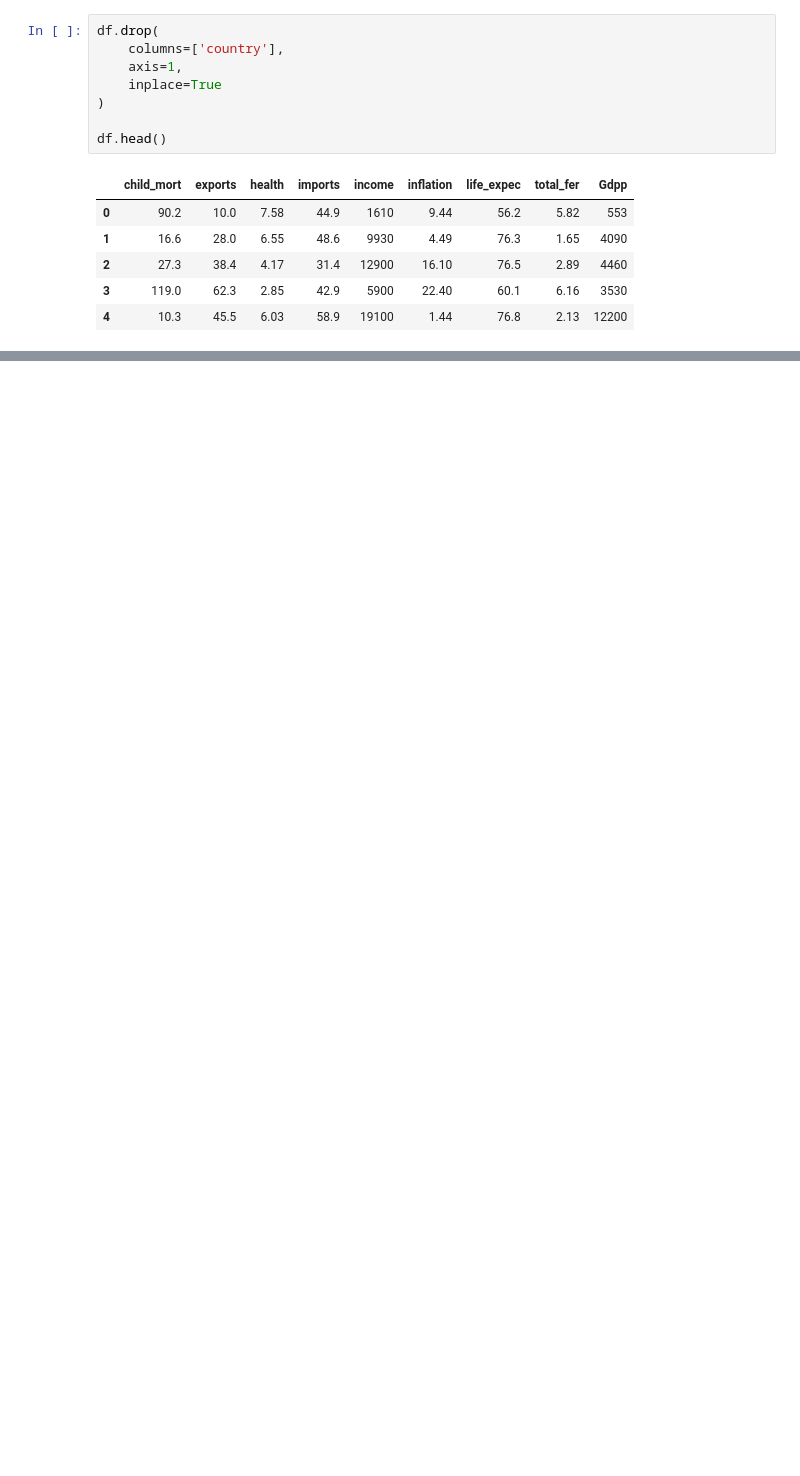
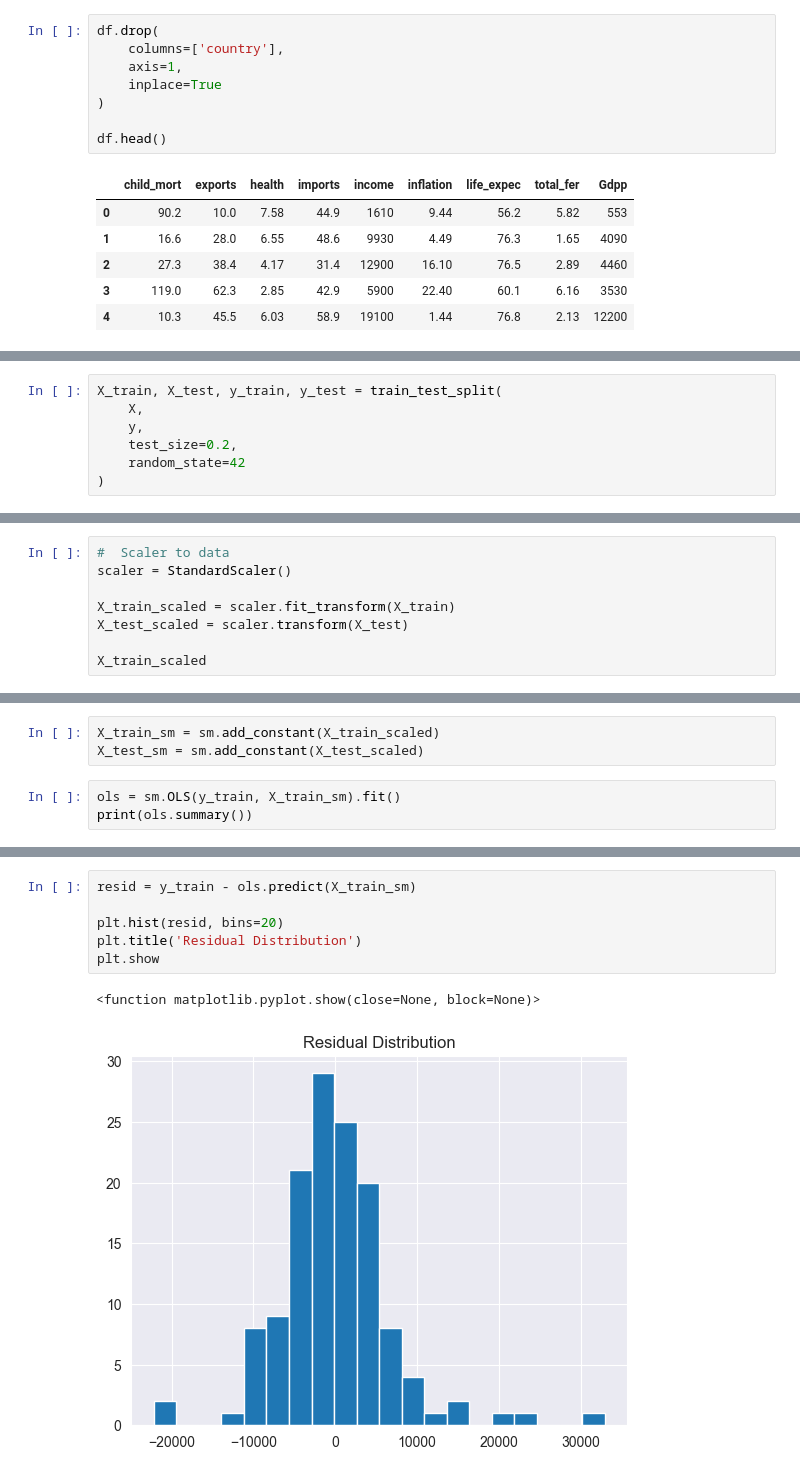
Before and after one commit to MerveTascii00/machine-learning-journey, a Jupyter notebook: 02_Multiple_Linear_Regression.ipynb, the cells around one changed output, grey strips where cells are left out. Cells and saved outputs as stored; diff of their text form; blank space fills up the shorter version.

```diff
--- a/02_Multiple_Linear_Regression.ipynb
+++ b/02_Multiple_Linear_Regression.ipynb
@@ -53,0 +154,7 @@ dtype: int64
+# %%
+X_train, X_test, y_train, y_test = train_test_split(
+    X,
+    y,
+    test_size=0.2,
+    random_state=42
+)
@@ -53,0 +165,8 @@ dtype: int64
+# %%
+#  Scaler to data
+scaler = StandardScaler()
+
+X_train_scaled = scaler.fit_transform(X_train)
+X_test_scaled = scaler.transform(X_test)
+
+X_train_scaled
@@ -53,0 +191,6 @@ dtype: int64
+# %%
+X_train_sm = sm.add_constant(X_train_scaled)
+X_test_sm = sm.add_constant(X_test_scaled)
+# %%
+ols = sm.OLS(y_train, X_train_sm).fit()
+print(ols.summary())
@@ -53,0 +231,9 @@ dtype: int64
+# %%
+resid = y_train - ols.predict(X_train_sm)
+
+plt.hist(resid, bins=20)
+plt.title('Residual Distribution')
+plt.show
+# %% [output]
+<function matplotlib.pyplot.show(close=None, block=None)>
+[figure, added]
```
Also changed, not shown: parts of 26 cells of this notebook, 1 other file.
